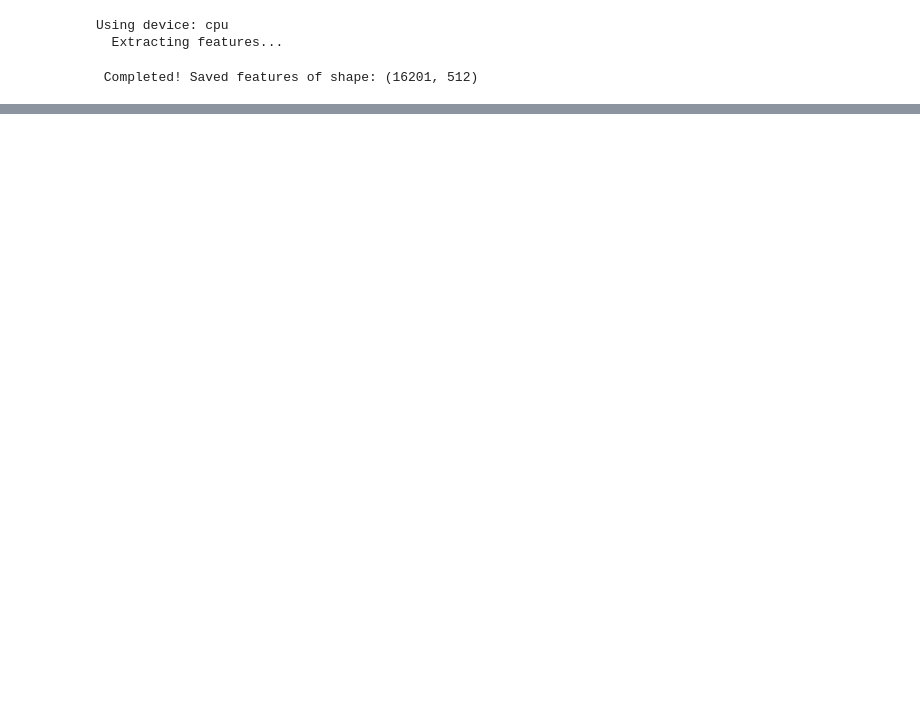
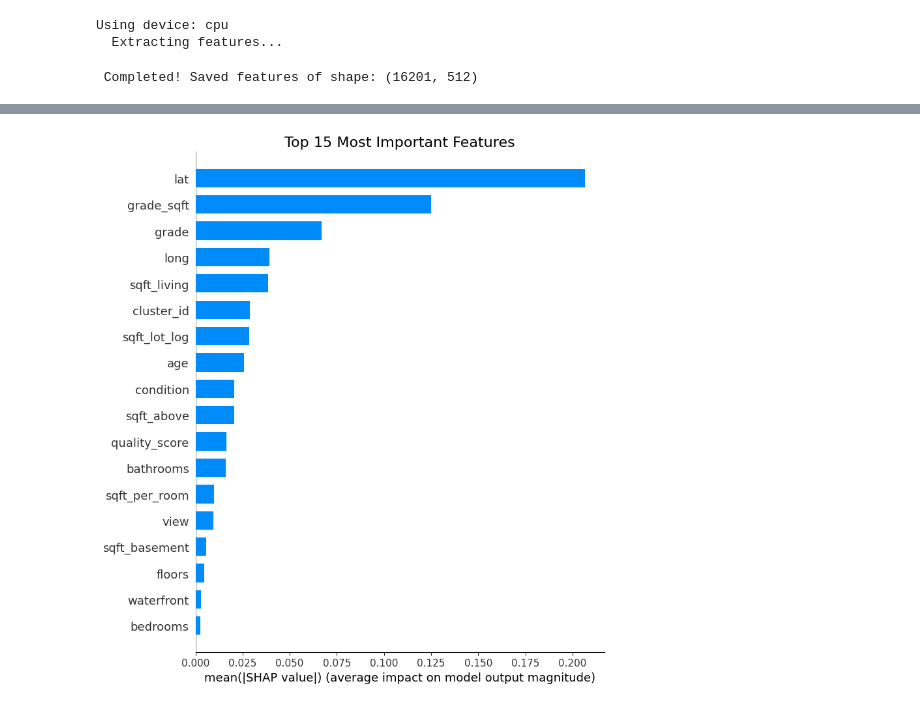
Before and after one commit to astha156369/Satellite_Property_Valuation, a Jupyter notebook: notebooks/model_training.ipynb, the cells around one changed output, grey strips where cells are left out. Saved outputs shown, nothing was run; the diff lists cells and outputs as text; code cells hidden in the pictures; blank space fills up the shorter version.

```diff
--- a/notebooks/model_training.ipynb
+++ b/notebooks/model_training.ipynb
@@ -107,0 +1263,8 @@ Using device: cpu
+# %%
+plt.figure(figsize=(10, 8))
+plt.title("Top 15 Most Important Features", fontsize=16)
+shap.summary_plot(shap_values, X_val_stack, feature_names=feature_names, plot_type="bar", show=False)
+plt.tight_layout()
+plt.show()
+# %% [output]
+[figure, added]
```
Also changed, not shown: parts of 33 cells of this notebook, 24 other files.
